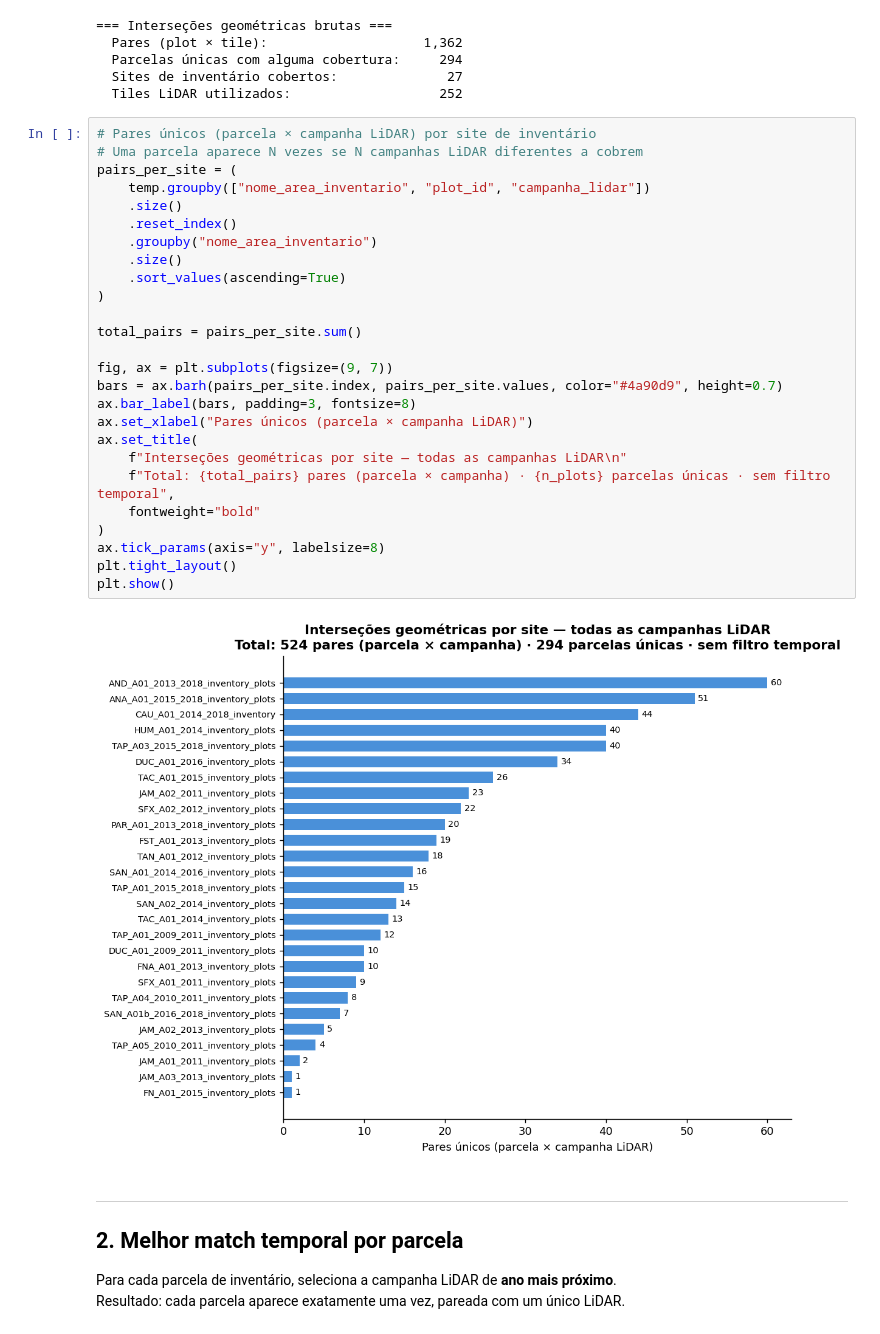
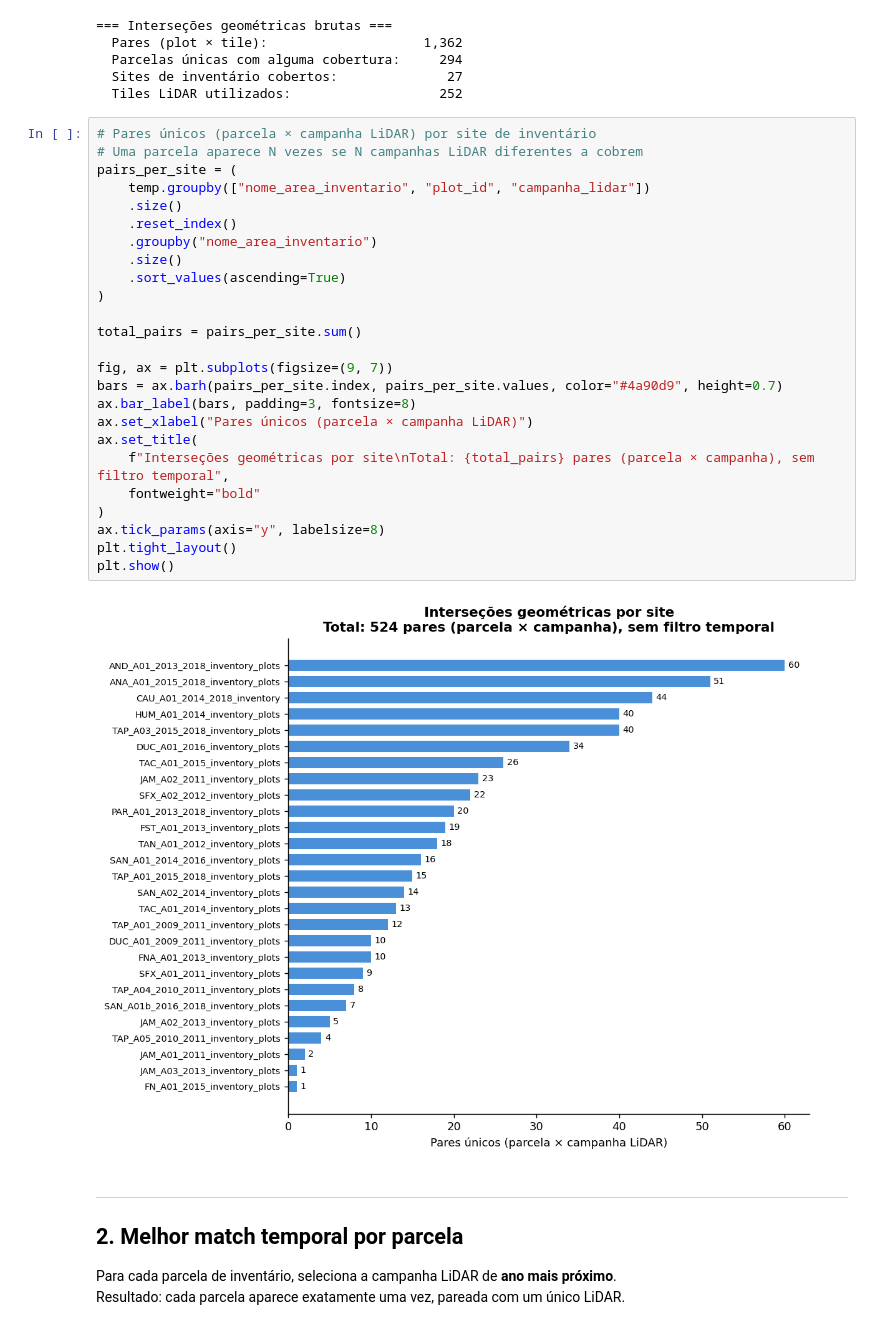
Before and after one commit to dandanjacob/tese-lidar-biomass-prediction, a Jupyter notebook: notebooks/05_intersection_analysis.ipynb, the cells around one changed output. Drawn from its saved outputs; the diff is of its cells as text.

```diff
--- a/notebooks/05_intersection_analysis.ipynb
+++ b/notebooks/05_intersection_analysis.ipynb
@@ -55,31 +55,30 @@ print(f"  Tiles LiDAR utilizados:                 {n_lidar_tiles:>5,}")
 # %%
 # Pares únicos (parcela × campanha LiDAR) por site de inventário
 # Uma parcela aparece N vezes se N campanhas LiDAR diferentes a cobrem
 pairs_per_site = (
     temp.groupby(["nome_area_inventario", "plot_id", "campanha_lidar"])
     .size()
     .reset_index()
     .groupby("nome_area_inventario")
     .size()
     .sort_values(ascending=True)
 )
 
 total_pairs = pairs_per_site.sum()
 
 fig, ax = plt.subplots(figsize=(9, 7))
 bars = ax.barh(pairs_per_site.index, pairs_per_site.values, color="#4a90d9", height=0.7)
 ax.bar_label(bars, padding=3, fontsize=8)
 ax.set_xlabel("Pares únicos (parcela × campanha LiDAR)")
 ax.set_title(
-    f"Interseções geométricas por site — todas as campanhas LiDAR\n"
-    f"Total: {total_pairs} pares (parcela × campanha) · {n_plots} parcelas únicas · sem filtro temporal",
+    f"Interseções geométricas por site\nTotal: {total_pairs} pares (parcela × campanha), sem filtro temporal",
     fontweight="bold"
 )
 ax.tick_params(axis="y", labelsize=8)
 plt.tight_layout()
 plt.show()
 # %% [output]
-[figure, old version]
+[figure, new version]
 # %% [markdown]
 ---
 ## 2. Melhor match temporal por parcela
```
Also changed, not shown: parts of 4 cells of this notebook.
